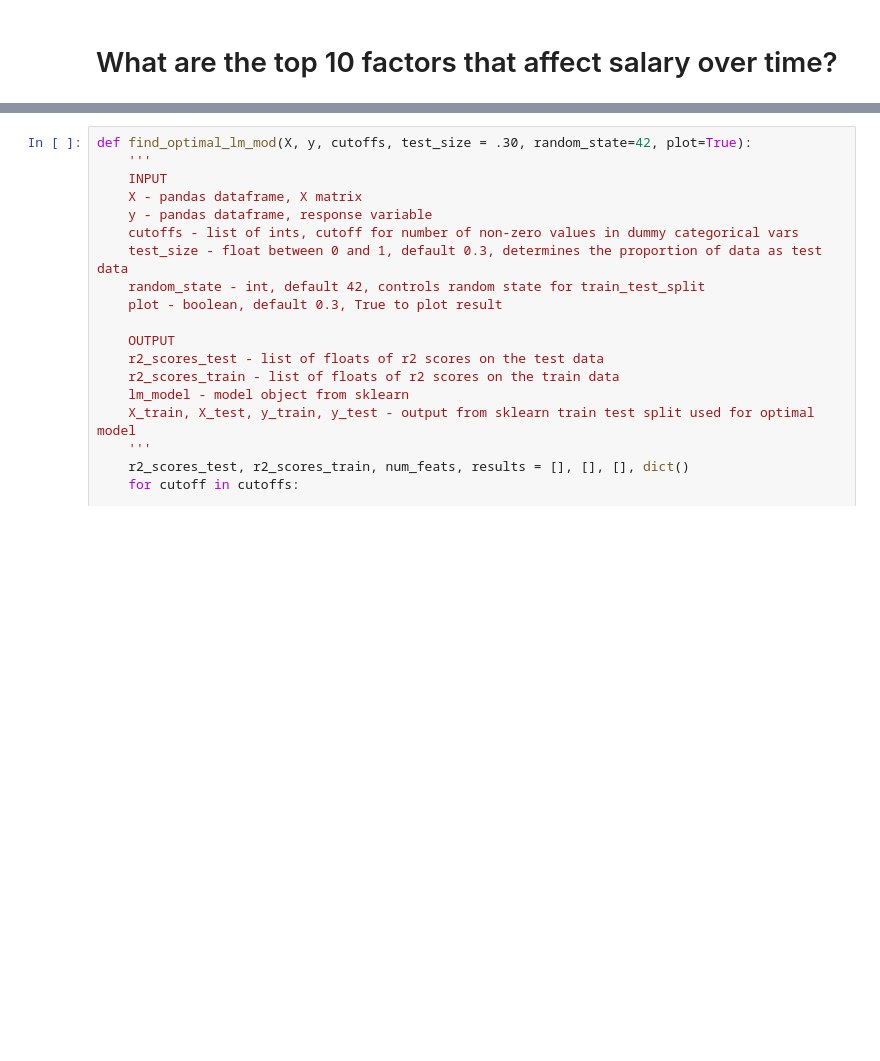
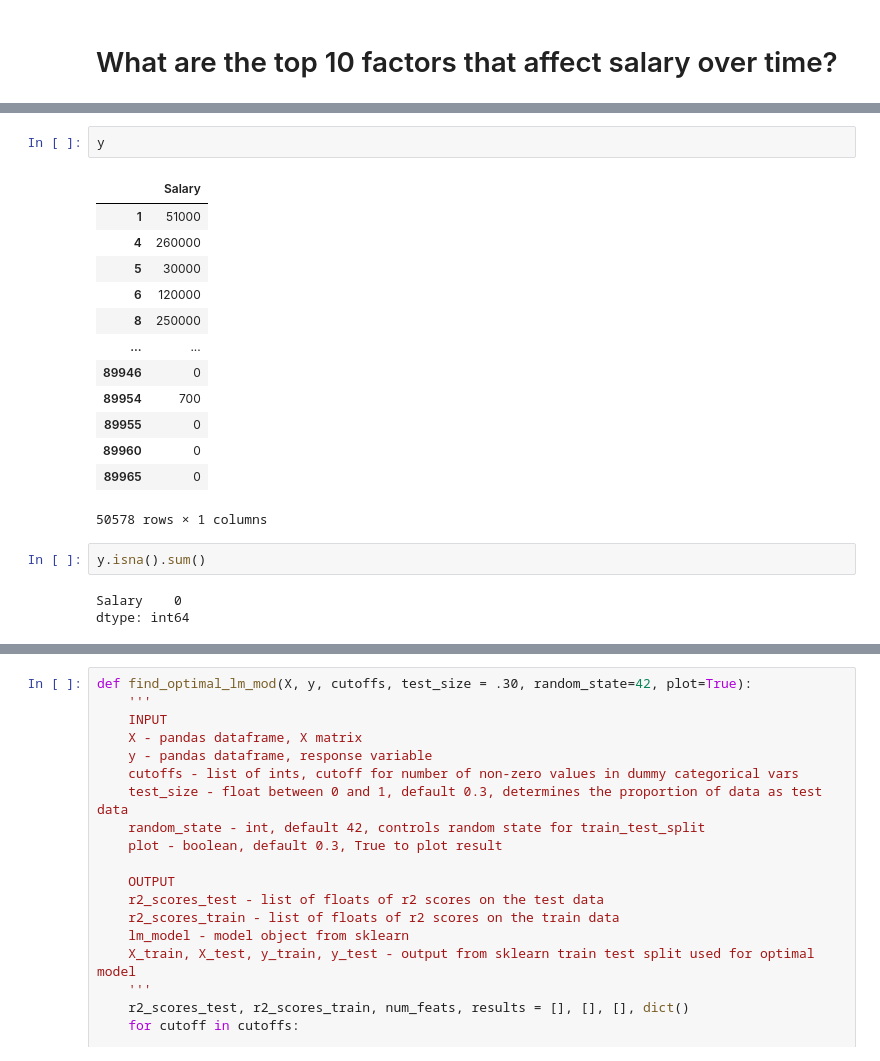
Before and after one commit to cliffyb824/2021-stackoverflow-survey-EDA, a Jupyter notebook: stackoverflow_analysis_2020.ipynb, the cells around one changed output, grey strips where cells are left out. Saved outputs shown, nothing was run; the diff lists cells and outputs as text; blank space fills up the shorter version.

```diff
--- a/stackoverflow_analysis_2020.ipynb
+++ b/stackoverflow_analysis_2020.ipynb
@@ -220,0 +194,21 @@ def clean_data(df):
+# %%
+y
+# %% [output]
+|  | Salary |
+| 1 | 51000 |
+| 4 | 260000 |
+| 5 | 30000 |
+| 6 | 120000 |
+| 8 | 250000 |
+| ... | ... |
+| 89946 | 0 |
+| 89954 | 700 |
+| 89955 | 0 |
+| 89960 | 0 |
+| 89965 | 0 |
+50578 rows × 1 columns
+# %%
+y.isna().sum()
+# %% [output]
+Salary    0
+dtype: int64
```
Also changed, not shown: parts of 33 cells of this notebook.
